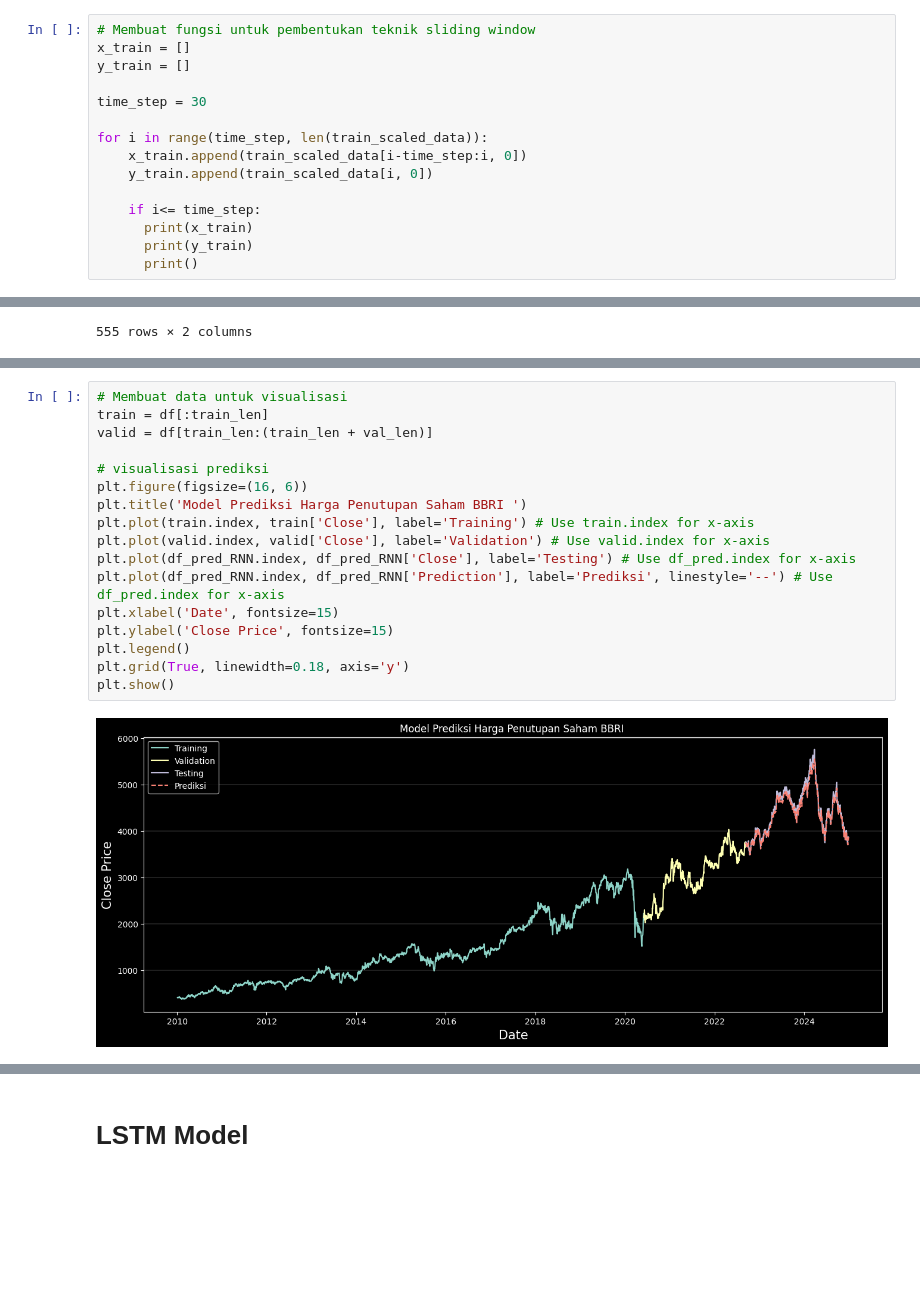
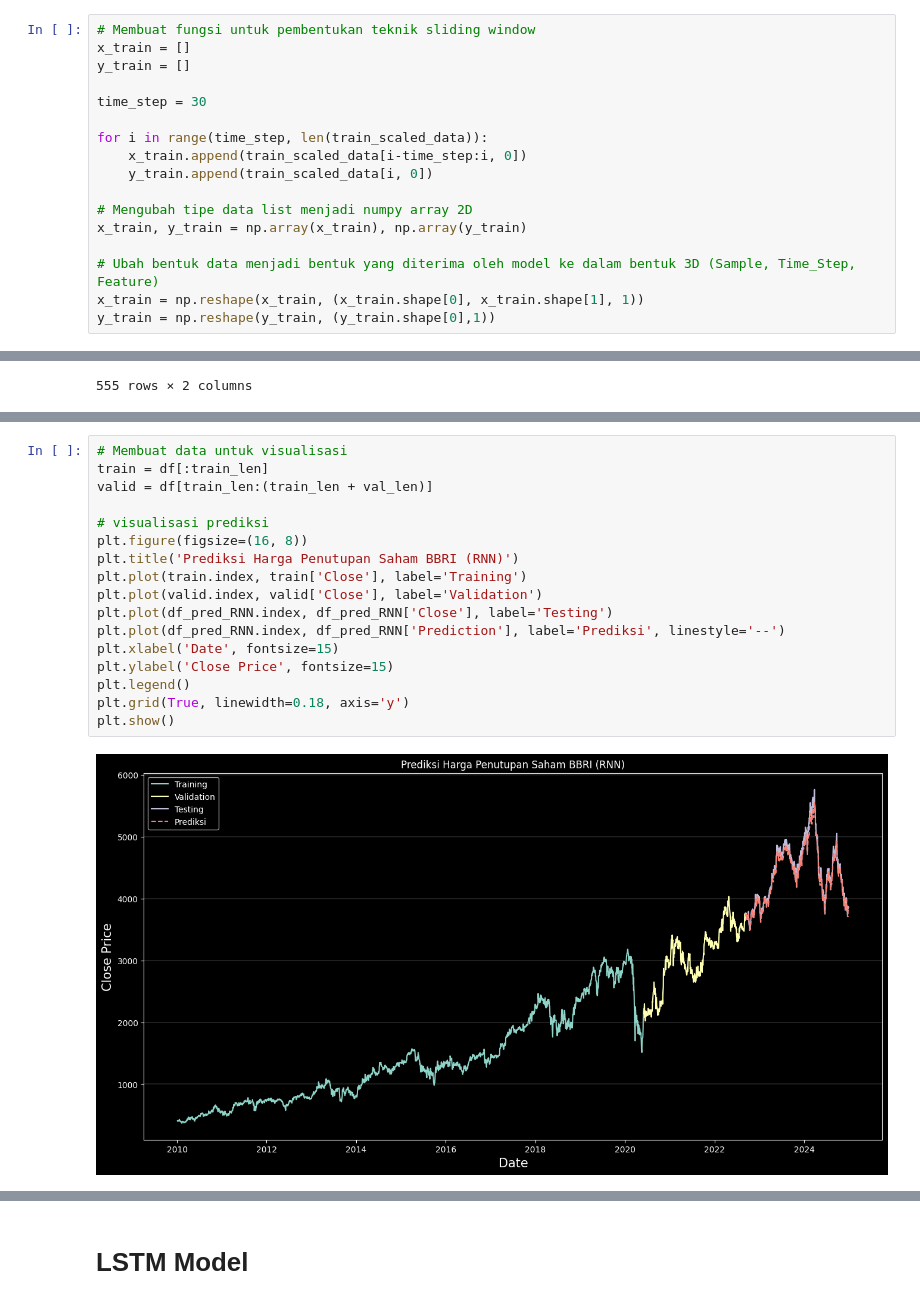
Before and after one commit to vinz25-coder/Prediksi_Saham_RNN-LSTM, a Jupyter notebook: (2)Load_Model.ipynb, the cells around one changed output, grey strips where cells are left out. Cells and saved outputs as stored; diff of their text form; blank space fills up the shorter version.

```diff
--- a/(2)Load_Model.ipynb
+++ b/(2)Load_Model.ipynb
@@ -186,7 +159,9 @@ for i in range(time_step, len(train_scaled_data)):
     x_train.append(train_scaled_data[i-time_step:i, 0])
     y_train.append(train_scaled_data[i, 0])
 
-    if i<= time_step:
-      print(x_train)
-      print(y_train)
-      print()
+# Mengubah tipe data list menjadi numpy array 2D
+x_train, y_train = np.array(x_train), np.array(y_train)
+
+# Ubah bentuk data menjadi bentuk yang diterima oleh model ke dalam bentuk 3D (Sample, Time_Step, Feature)
+x_train = np.reshape(x_train, (x_train.shape[0], x_train.shape[1], 1))
+y_train = np.reshape(y_train, (y_train.shape[0],1))
@@ -364,21 +312,21 @@ Testing Loss (In Normalized): 0.0011823500778433106
 # %%
 # Membuat data untuk visualisasi
 train = df[:train_len]
 valid = df[train_len:(train_len + val_len)]
 
 # visualisasi prediksi
-plt.figure(figsize=(16, 6))
-plt.title('Model Prediksi Harga Penutupan Saham BBRI ')
-plt.plot(train.index, train['Close'], label='Training') # Use train.index for x-axis
-plt.plot(valid.index, valid['Close'], label='Validation') # Use valid.index for x-axis
-plt.plot(df_pred_RNN.index, df_pred_RNN['Close'], label='Testing') # Use df_pred.index for x-axis
-plt.plot(df_pred_RNN.index, df_pred_RNN['Prediction'], label='Prediksi', linestyle='--') # Use df_pred.index for x-axis
+plt.figure(figsize=(16, 8))
+plt.title('Prediksi Harga Penutupan Saham BBRI (RNN)')
+plt.plot(train.index, train['Close'], label='Training')
+plt.plot(valid.index, valid['Close'], label='Validation')
+plt.plot(df_pred_RNN.index, df_pred_RNN['Close'], label='Testing')
+plt.plot(df_pred_RNN.index, df_pred_RNN['Prediction'], label='Prediksi', linestyle='--')
 plt.xlabel('Date', fontsize=15)
 plt.ylabel('Close Price', fontsize=15)
 plt.legend()
 plt.grid(True, linewidth=0.18, axis='y')
 plt.show()
 # %% [output]
-[figure, old version]
+[figure, new version]
 # %%
 # Fokus kepada data testing
```
Also changed, not shown: parts of 39 cells of this notebook, 1 other file.
